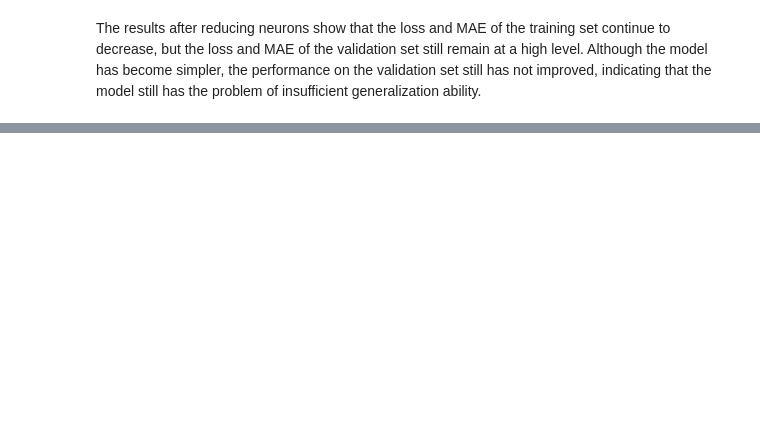
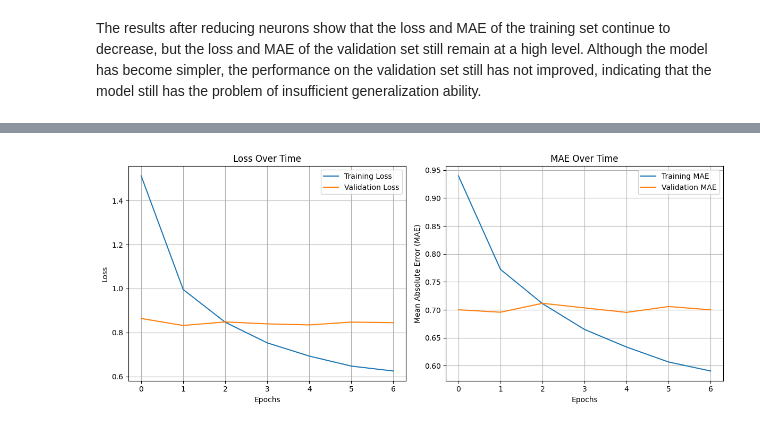
Before and after one commit to Charlottecool/Neural-Network-and-NLP-Based-Movie-Recommendation-System, a Jupyter notebook: Neural Network and NLP-Based Movie Recommendation System.ipynb, the cells around one changed output, grey strips where cells are left out. Cells and saved outputs as stored; diff of their text form; code cells hidden in the pictures; blank space fills up the shorter version.

```diff
--- a/Neural Network and NLP-Based Movie Recommendation System.ipynb
+++ b/Neural Network and NLP-Based Movie Recommendation System.ipynb
@@ -1192,5 +1230,4 @@ max_tag_length = merged_data_copy['tag'].str.split(',').apply(len).max()
 # %%
-###########DEBUG######################################################################
 # define input layer
 user_input = Input(shape=(1,), name='user_input')        # User ID input
 movie_input = Input(shape=(1,), name='movie_input')      # Movie ID input
@@ -1257,30 +1294,35 @@ assert len(X['user']) == len(X['movie']) == len(X['genre']) == len(X['tag']), "I
 
 y = merged_data_copy['rating'].values
 
-# split
-X_train, X_val, y_train, y_val = sk_train_test_split([X['user'], X['movie'], X['genre'], X['tag']], y, test_size=0.2, random_state=42)
+# split data into training and validation sets for each feature separately
+X_train_user, X_val_user, X_train_movie, X_val_movie, X_train_genre, X_val_genre, X_train_tag, X_val_tag, y_train, y_val = sk_train_test_split(
+    X['user'], X['movie'], X['genre'], X['tag'], y, test_size=0.2, random_state=42)
 
 # Train the model
 history = model.fit(
-    [X_train['user'], X_train['movie'], X_train['genre'], X_train['tag']],
+    [X_train_user, X_train_movie, X_train_genre, X_train_tag],
     y_train,
     epochs=50,
     batch_size=32,
-    validation_data=([X_val['user'], X_val['movie'], X_val['genre'], X_val['tag']], y_val),
+    validation_data=([X_val_user, X_val_movie, X_val_genre, X_val_tag], y_val),
     callbacks=[early_stopping],
     verbose=0
 )
 
-# Evaluate the model
+# Evaluate the model on training data
 train_loss, train_mae = model.evaluate(
-    [X_train['user'], X_train['movie'], X_train['genre'], X_train['tag']],
+    [X_train_user, X_train_movie, X_train_genre, X_train_tag],
     y_train, verbose=0
 )
 print(f"Final Training Loss: {train_loss:.4f}, Final Training MAE: {train_mae:.4f}")
 
+# Evaluate the model on validation data
 val_loss, val_mae = model.evaluate(
-    [X_val['user'], X_val['movie'], X_val['genre'], X_val['tag']],
+    [X_val_user, X_val_movie, X_val_genre, X_val_tag],
     y_val, verbose=0
 )
 print(f"Final Validation Loss: {val_loss:.4f}, Final Validation MAE: {val_mae:.4f}")
-plot_history(history) # Plot Loss and MAE
+
+# Plot history
+plot_history(history)
+# %% [output]
@@ -1286,0 +1331 @@ plot_history(history) # Plot Loss and MAE
+[figure, added]
```
Also changed, not shown: parts of 43 cells of this notebook.
